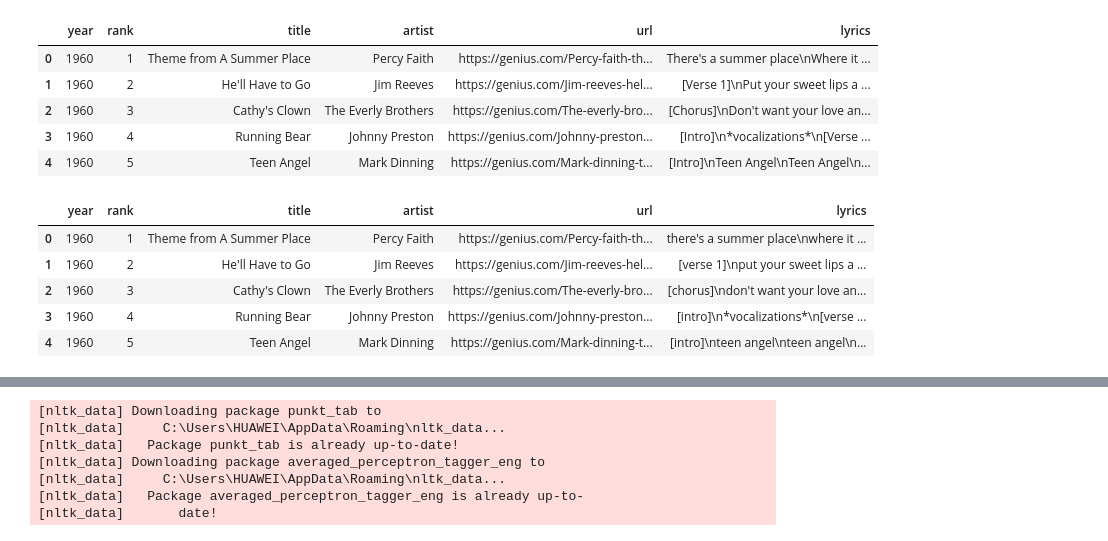
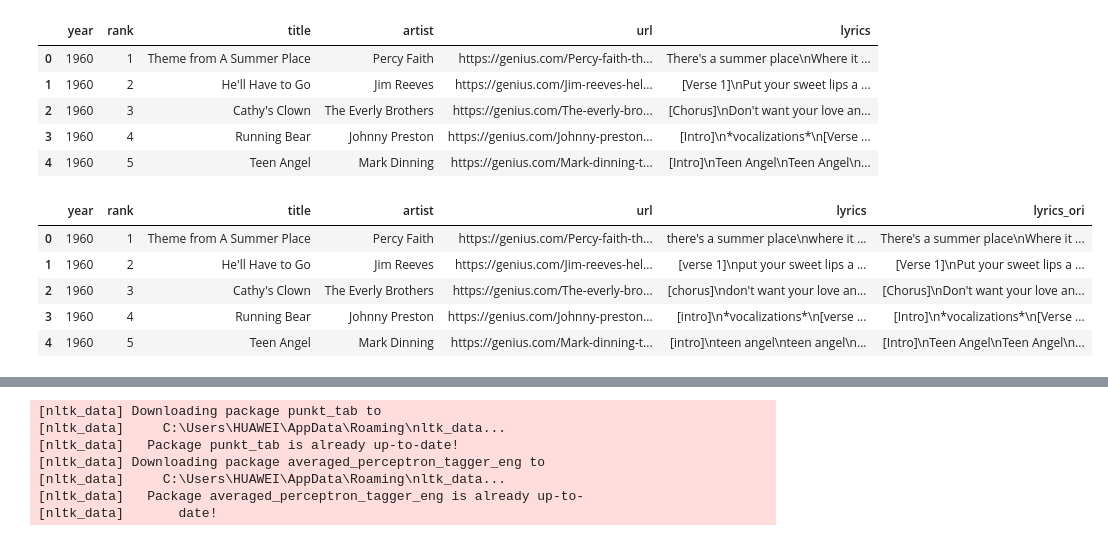
Before and after one commit to nanhsin/tripotle, a Jupyter notebook: modeling/preprocessing.ipynb, the cells around one changed output, grey strips where cells are left out. Cells and saved outputs as stored; diff of their text form; code cells hidden in the pictures.

```diff
--- a/modeling/preprocessing.ipynb
+++ b/modeling/preprocessing.ipynb
@@ -24,17 +24,21 @@ dtype: int64
 | 2 | 1960 | 3 | Cathy's Clown | The Everly Brothers | https://genius.com/The-everly-bro... | [Chorus]\nDon't want your love an... |
 | 3 | 1960 | 4 | Running Bear | Johnny Preston | https://genius.com/Johnny-preston... | [Intro]\n*vocalizations*\n[Verse ... |
 | 4 | 1960 | 5 | Teen Angel | Mark Dinning | https://genius.com/Mark-dinning-t... | [Intro]\nTeen Angel\nTeen Angel\n... |
+# %%
+# drop same title and artist
+df = df.drop_duplicates(subset=['title', 'artist'], keep='last')
 # %%
+df['lyrics_ori'] = df['lyrics']
 df['lyrics'] = df['lyrics'].str.lower()
 
 df.head()
 # %% [output]
-|  | year | rank | title | artist | url | lyrics |
-| 0 | 1960 | 1 | Theme from A Summer Place | Percy Faith | https://genius.com/Percy-faith-th... | there's a summer place\nwhere it ... |
-| 1 | 1960 | 2 | He'll Have to Go | Jim Reeves | https://genius.com/Jim-reeves-hel... | [verse 1]\nput your sweet lips a ... |
-| 2 | 1960 | 3 | Cathy's Clown | The Everly Brothers | https://genius.com/The-everly-bro... | [chorus]\ndon't want your love an... |
-| 3 | 1960 | 4 | Running Bear | Johnny Preston | https://genius.com/Johnny-preston... | [intro]\n*vocalizations*\n[verse ... |
-| 4 | 1960 | 5 | Teen Angel | Mark Dinning | https://genius.com/Mark-dinning-t... | [intro]\nteen angel\nteen angel\n... |
+|  | year | rank | title | artist | url | lyrics | lyrics_ori |
+| 0 | 1960 | 1 | Theme from A Summer Place | Percy Faith | https://genius.com/Percy-faith-th... | there's a summer place\nwhere it ... | There's a summer place\nWhere it ... |
+| 1 | 1960 | 2 | He'll Have to Go | Jim Reeves | https://genius.com/Jim-reeves-hel... | [verse 1]\nput your sweet lips a ... | [Verse 1]\nPut your sweet lips a ... |
+| 2 | 1960 | 3 | Cathy's Clown | The Everly Brothers | https://genius.com/The-everly-bro... | [chorus]\ndon't want your love an... | [Chorus]\nDon't want your love an... |
+| 3 | 1960 | 4 | Running Bear | Johnny Preston | https://genius.com/Johnny-preston... | [intro]\n*vocalizations*\n[verse ... | [Intro]\n*vocalizations*\n[Verse ... |
+| 4 | 1960 | 5 | Teen Angel | Mark Dinning | https://genius.com/Mark-dinning-t... | [intro]\nteen angel\nteen angel\n... | [Intro]\nTeen Angel\nTeen Angel\n... |
 # %%
 import re
 
```
Also changed, not shown: parts of 35 cells of this notebook, 2 other files.
